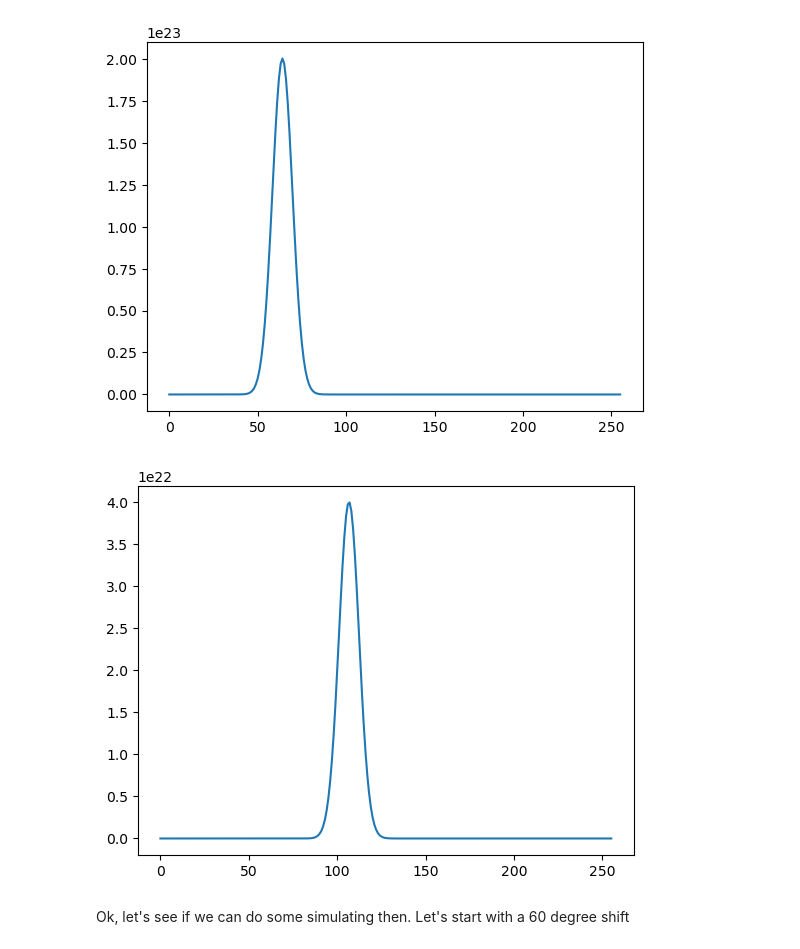
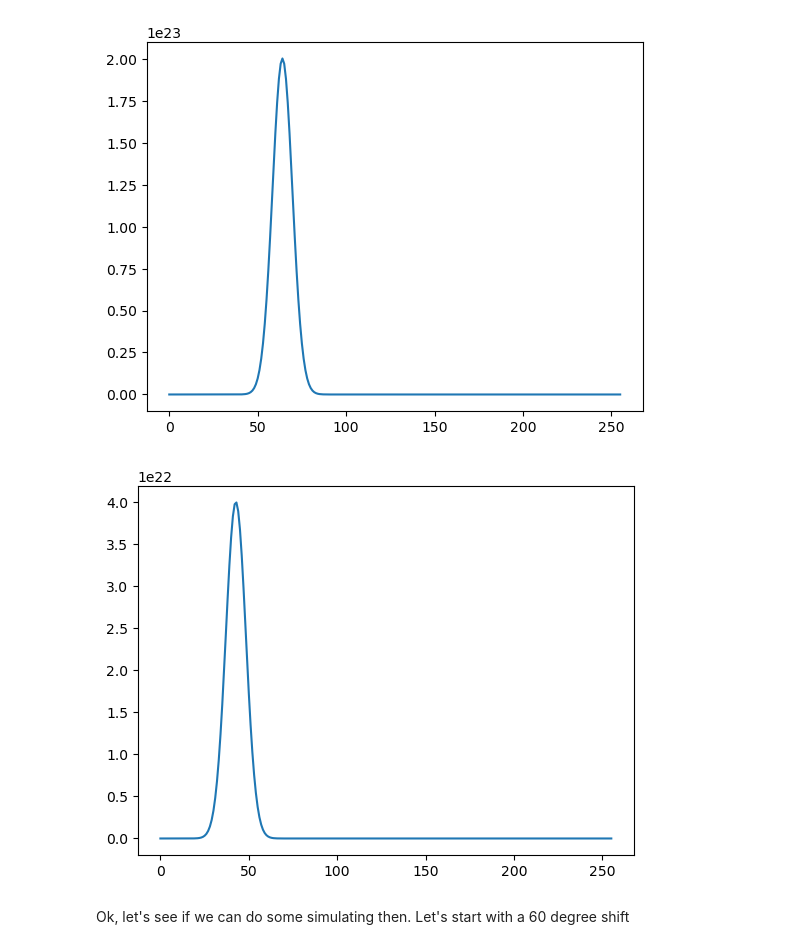
Before and after one commit to CEBangu/RingAttractor, a Jupyter notebook: python_ring/ideation.ipynb, the cells around one changed output. Drawn from its saved outputs; the diff is of its cells as text; code cells hidden in the pictures.

```diff
--- a/python_ring/ideation.ipynb
+++ b/python_ring/ideation.ipynb
@@ -203,21 +207,21 @@ plt.plot(vm)
 # %%
 #additional bump array for a 60 degree shift
 amplitudes = np.arange(1, 2, 0.1)
-mu_60 = mu_init + np.pi/3
-mu_90 = mu_init + np.pi/2
-mu_120 = mu_init + 2*np.pi/3
-mu_150 = mu_init + 5*np.pi/6
+mu_60 = np.pi/3
+mu_90 = np.pi/2
+mu_120 = 2*np.pi/3
+mu_150 = 5*np.pi/6
 
 mus = [mu_60, mu_90, mu_120, mu_150]
 
 for amplitude in amplitudes:
     for kappa in kappas:
         vm = von_mises(amplitude, kappa, theta, mu_60)
         plt.plot(vm)
         break
     break
 # %% [output]
-[figure, old version]
+[figure, new version]
 # %% [markdown]
 Ok, let's see if we can do some simulating then. Let's start with a 60 degree shift
 # %%
```
Also changed, not shown: parts of 9 cells of this notebook.
